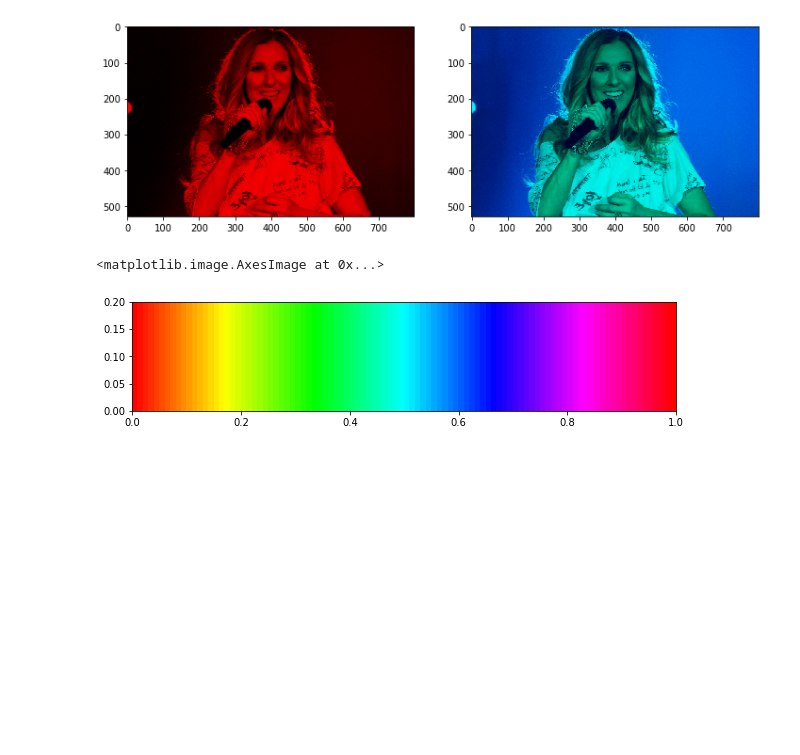
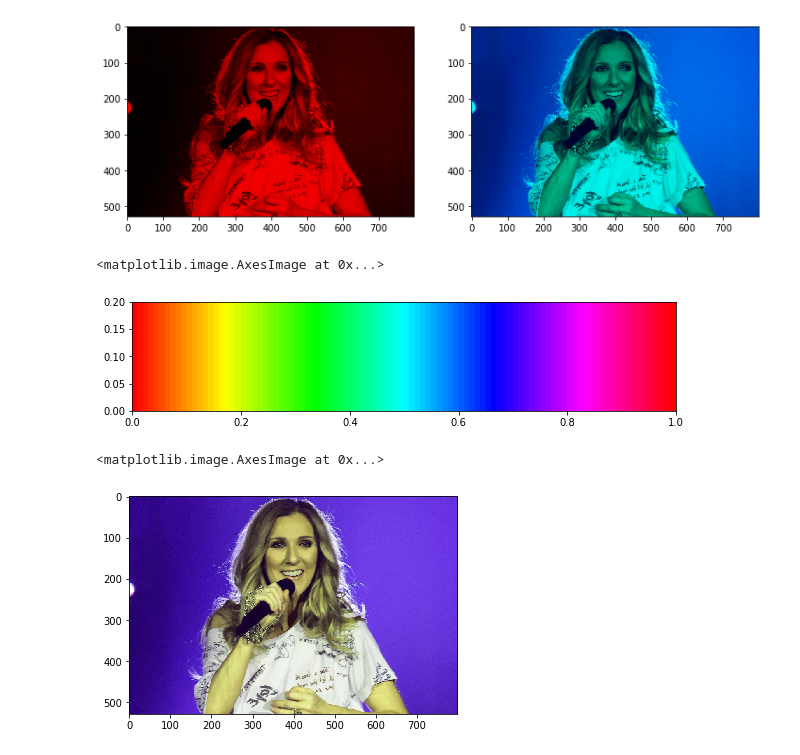
Before and after one commit to amicuscertus/Colab001, a Jupyter notebook: scikit_image001.ipynb, the cells around one changed output. Drawn from its saved outputs; the diff is of its cells as text; code cells hidden in the pictures; blank space fills up the shorter version.

```diff
--- a/scikit_image001.ipynb
+++ b/scikit_image001.ipynb
@@ -45,3 +45,16 @@ ax.imshow(all_hues, extent=(0, 1, 0, 0.2))
 # %% [output]
 <matplotlib.image.AxesImage at 0x...>
 [figure]
+# %%
+celine_hsv = color.rgb2hsv(celine)
+value = 0.0
+saturation = 0.0
+hue = 0.09
+celine_hsv[:, :, 2] += value
+celine_hsv[:, :, 1] += saturation
+celine_hsv[:, :, 0] += hue
+celine_new = color.hsv2rgb(celine_hsv)
+plt.imshow(celine_new)
+# %% [output]
+<matplotlib.image.AxesImage at 0x...>
+[figure, added]
```
